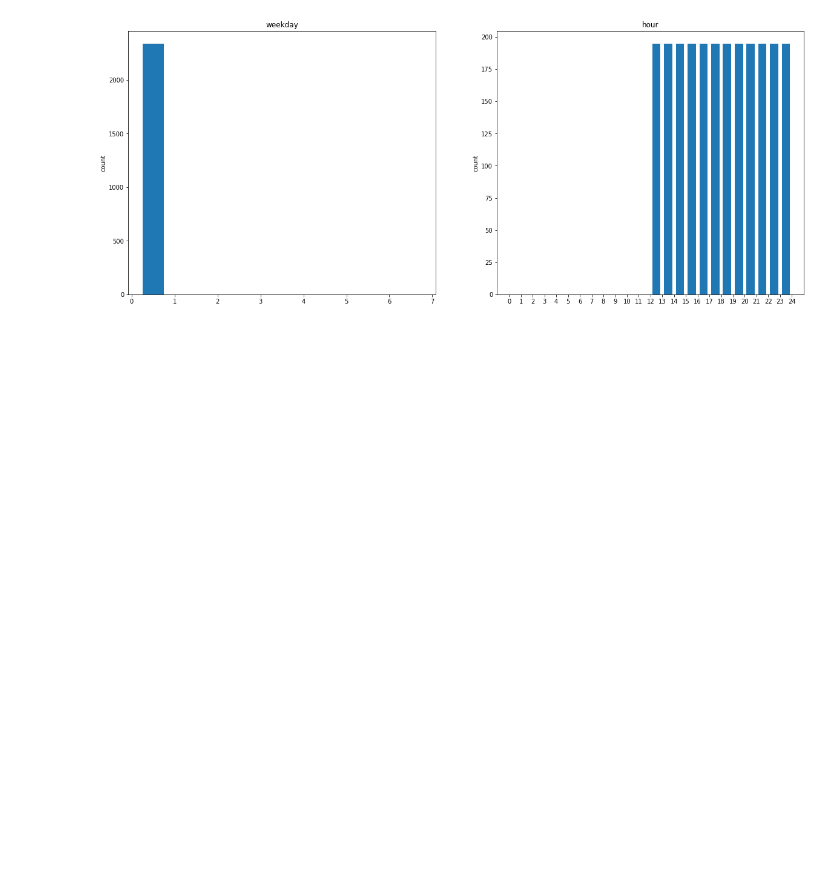
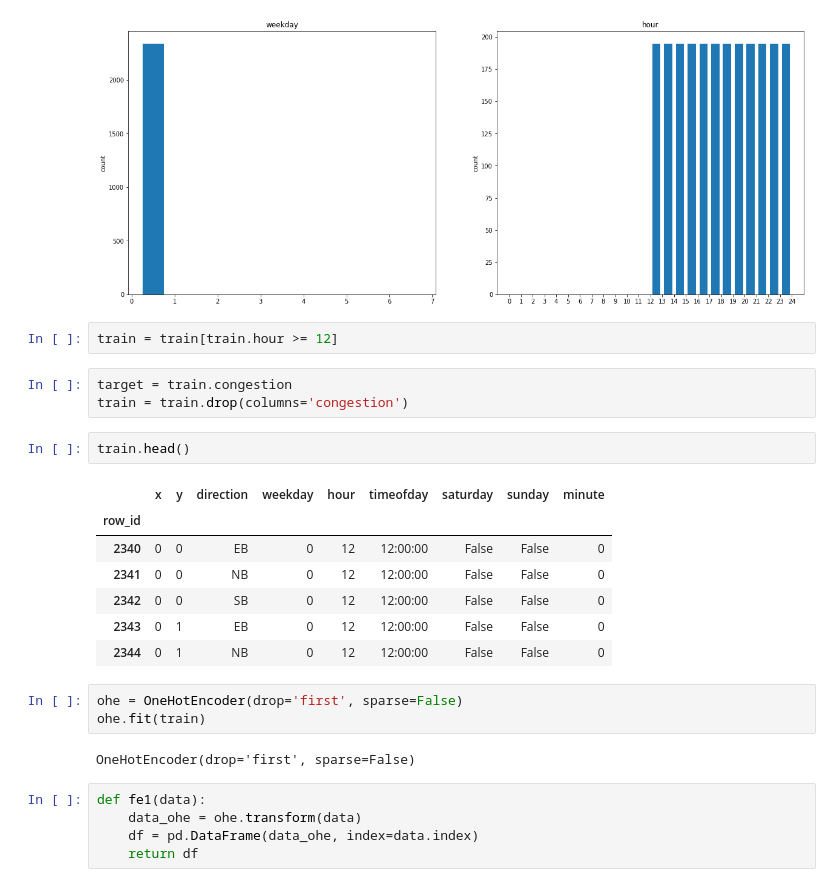
Before and after one commit to RaphaelZH/Kaggle_Competition_Practice_Notebooks_EN, a Jupyter notebook: tabular-playground-series-mar-2022.ipynb, the cells around one changed output. Drawn from its saved outputs; the diff is of its cells as text; blank space fills up the shorter version.

```diff
--- a/tabular-playground-series-mar-2022.ipynb
+++ b/tabular-playground-series-mar-2022.ipynb
@@ -127,3 +127,28 @@ axs[1].set_ylabel('count')
 plt.show()
 # %% [output]
 [figure]
+# %%
+train = train[train.hour >= 12]
+# %%
+target = train.congestion
+train = train.drop(columns='congestion')
+# %%
+train.head()
+# %% [output]
+|  | x | y | direction | weekday | hour | timeofday | saturday | sunday | minute |
+| row_id |  |  |  |  |  |  |  |  |  |
+| 2340 | 0 | 0 | EB | 0 | 12 | 12:00:00 | False | False | 0 |
+| 2341 | 0 | 0 | NB | 0 | 12 | 12:00:00 | False | False | 0 |
+| 2342 | 0 | 0 | SB | 0 | 12 | 12:00:00 | False | False | 0 |
+| 2343 | 0 | 1 | EB | 0 | 12 | 12:00:00 | False | False | 0 |
+| 2344 | 0 | 1 | NB | 0 | 12 | 12:00:00 | False | False | 0 |
+# %%
+ohe = OneHotEncoder(drop='first', sparse=False)
+ohe.fit(train)
+# %% [output]
+OneHotEncoder(drop='first', sparse=False)
+# %%
+def fe1(data):
+    data_ohe = ohe.transform(data)
+    df = pd.DataFrame(data_ohe, index=data.index)
+    return df
```
